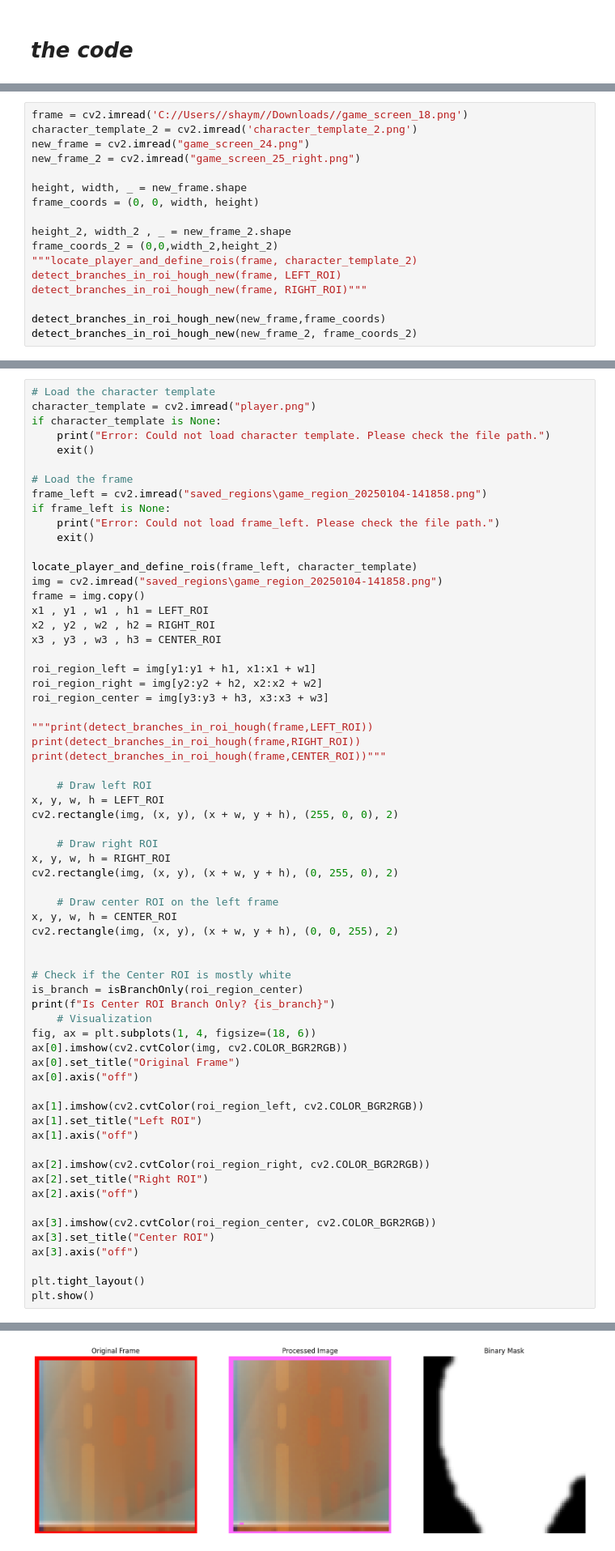
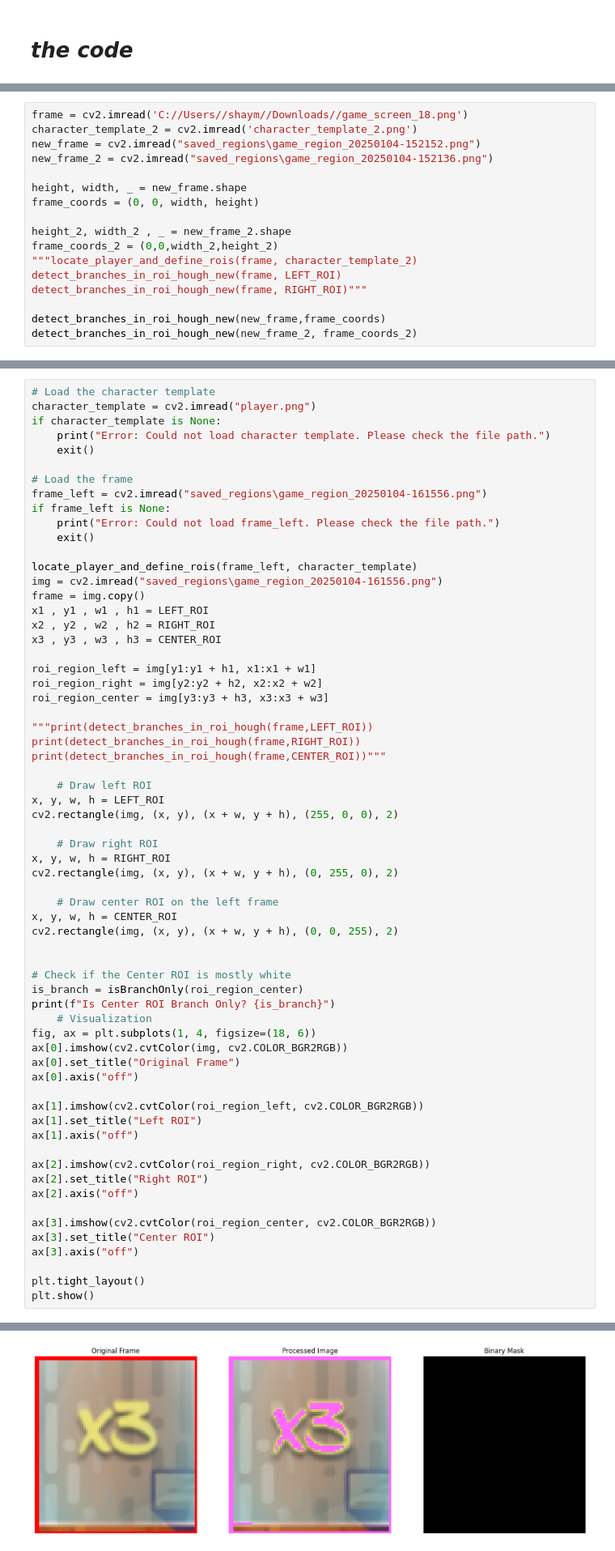
Before and after one commit to mayarajaj/Automate-Karate-Kido-Game-by-python, a Jupyter notebook: Automate_Karate_Kido_Game.ipynb, the cells around one changed output, grey strips where cells are left out. Shown at 81% size. Saved outputs shown, nothing was run; the diff lists cells and outputs as text.

```diff
--- a/Automate_Karate_Kido_Game.ipynb
+++ b/Automate_Karate_Kido_Game.ipynb
@@ -509,8 +509,8 @@ def detect_branches_in_roi_hough_new(frame, roi_coords):
 # %%
 frame = cv2.imread('C://Users//shaym//Downloads//game_screen_18.png')
 character_template_2 = cv2.imread('character_template_2.png')
-new_frame = cv2.imread("game_screen_24.png")
-new_frame_2 = cv2.imread("game_screen_25_right.png")
+new_frame = cv2.imread("saved_regions\game_region_20250104-152152.png")
+new_frame_2 = cv2.imread("saved_regions\game_region_20250104-152136.png")
 
 height, width, _ = new_frame.shape
 frame_coords = (0, 0, width, height)
@@ -649,13 +649,13 @@ if character_template is None:
     exit()
 
 # Load the frame
-frame_left = cv2.imread("saved_regions\game_region_20250104-141858.png")
+frame_left = cv2.imread("saved_regions\game_region_20250104-161556.png")
 if frame_left is None:
     print("Error: Could not load frame_left. Please check the file path.")
     exit()
 
 locate_player_and_define_rois(frame_left, character_template)
-img = cv2.imread("saved_regions\game_region_20250104-141858.png")
+img = cv2.imread("saved_regions\game_region_20250104-161556.png")
 frame = img.copy()
 x1 , y1 , w1 , h1 = LEFT_ROI
 x2 , y2 , w2 , h2 = RIGHT_ROI
@@ -710,2 +710,2 @@ Total Pixels: 6308, White Pixels: 5268, White Ratio: 0.84
 Is Center ROI Branch Only? False
-[figure, old version]
+[figure, new version]
```
Also changed, not shown: parts of 5 cells of this notebook, 1 other file.
